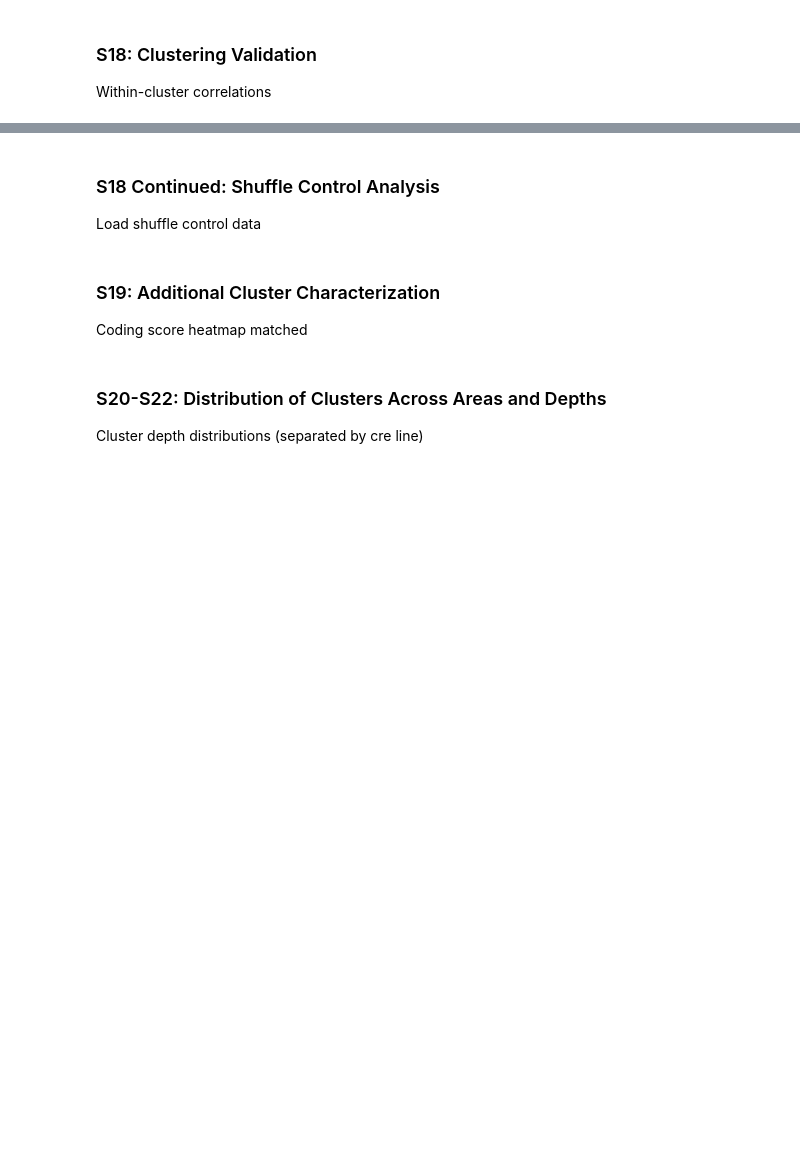
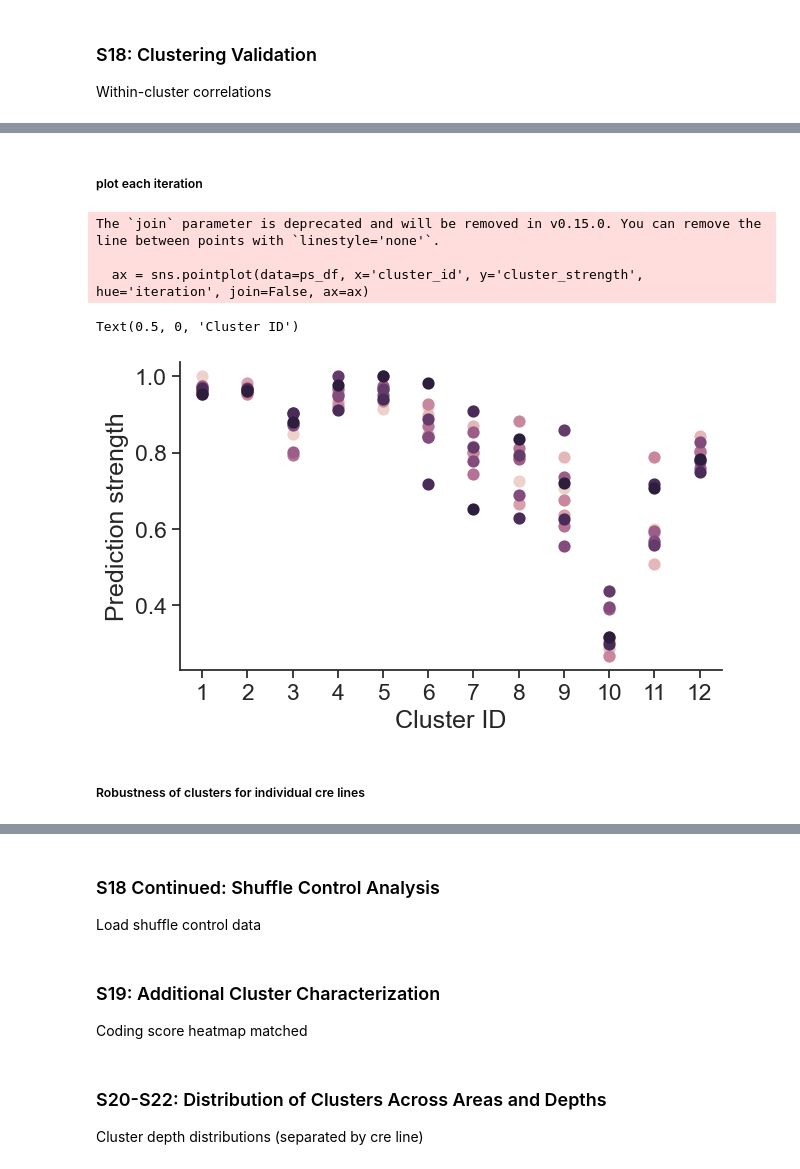
Before and after one commit to AllenInstitute/visual_behavior_analysis, a Jupyter notebook: notebooks/platform_paper_figures/figure_5_supplemental.ipynb, the cells around one changed output, grey strips where cells are left out. Saved outputs shown, nothing was run; the diff lists cells and outputs as text; code cells hidden in the pictures; blank space fills up the shorter version.

```diff
--- a/notebooks/platform_paper_figures/figure_5_supplemental.ipynb
+++ b/notebooks/platform_paper_figures/figure_5_supplemental.ipynb
@@ -217,0 +391,16 @@ ValueError: Could not interpret value `within_cluster_correlation` for `y`. An e
+# %% [markdown]
+##### plot each iteration
+# %%
+fig, ax = plt.subplots(figsize=(7,4))
+ax = sns.pointplot(data=ps_df, x='cluster_id', y='cluster_strength', hue='iteration', join=False, ax=ax)
+ax.get_legend().remove()
+ax.set_ylabel('Prediction strength')
+ax.set_xlabel('Cluster ID')
+# %% [output]
+The `join` parameter is deprecated and will be removed in v0.15.0. You can remove the line between points with `linestyle='none'`.
+
+  ax = sns.pointplot(data=ps_df, x='cluster_id', y='cluster_strength', hue='iteration', join=False, ax=ax)
+Text(0.5, 0, 'Cluster ID')
+[figure, added]
+# %% [markdown]
+##### Robustness of clusters for individual cre lines
```
Also changed, not shown: parts of 27 cells of this notebook, 7 other files.
